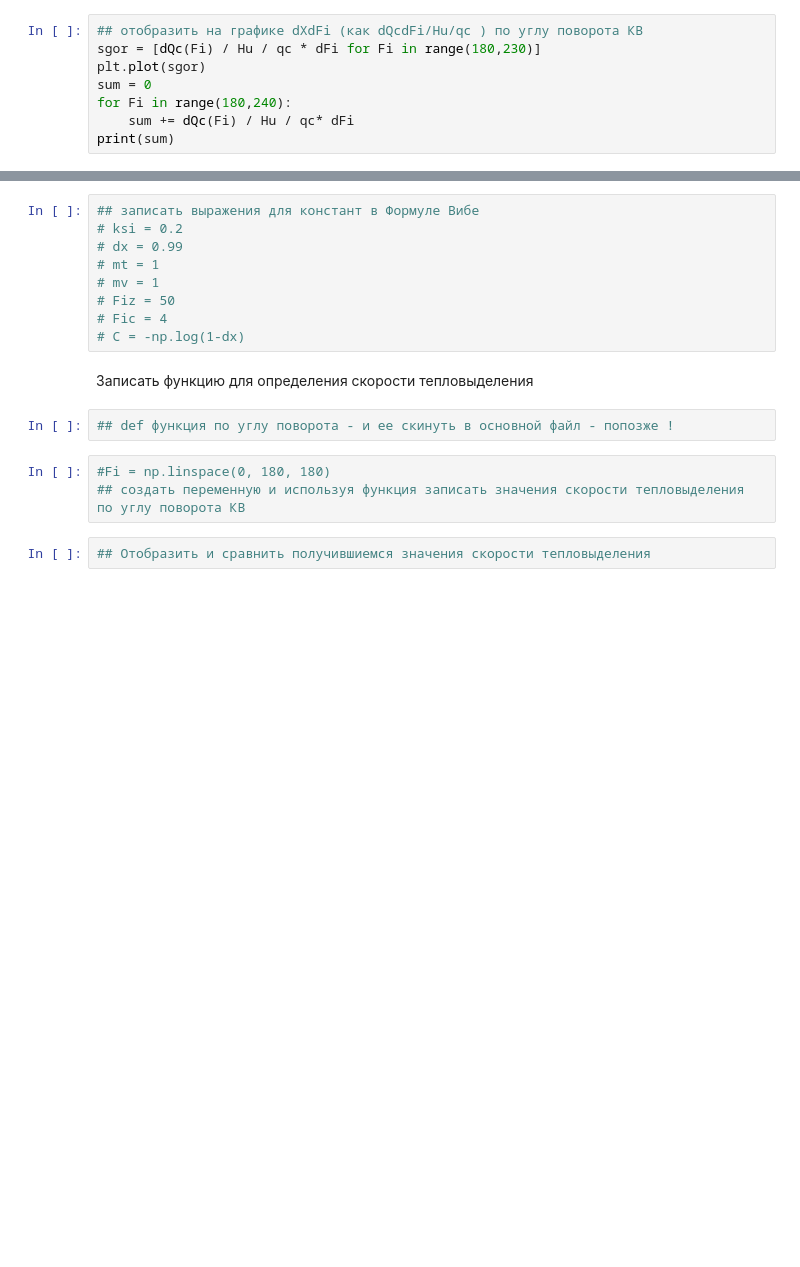
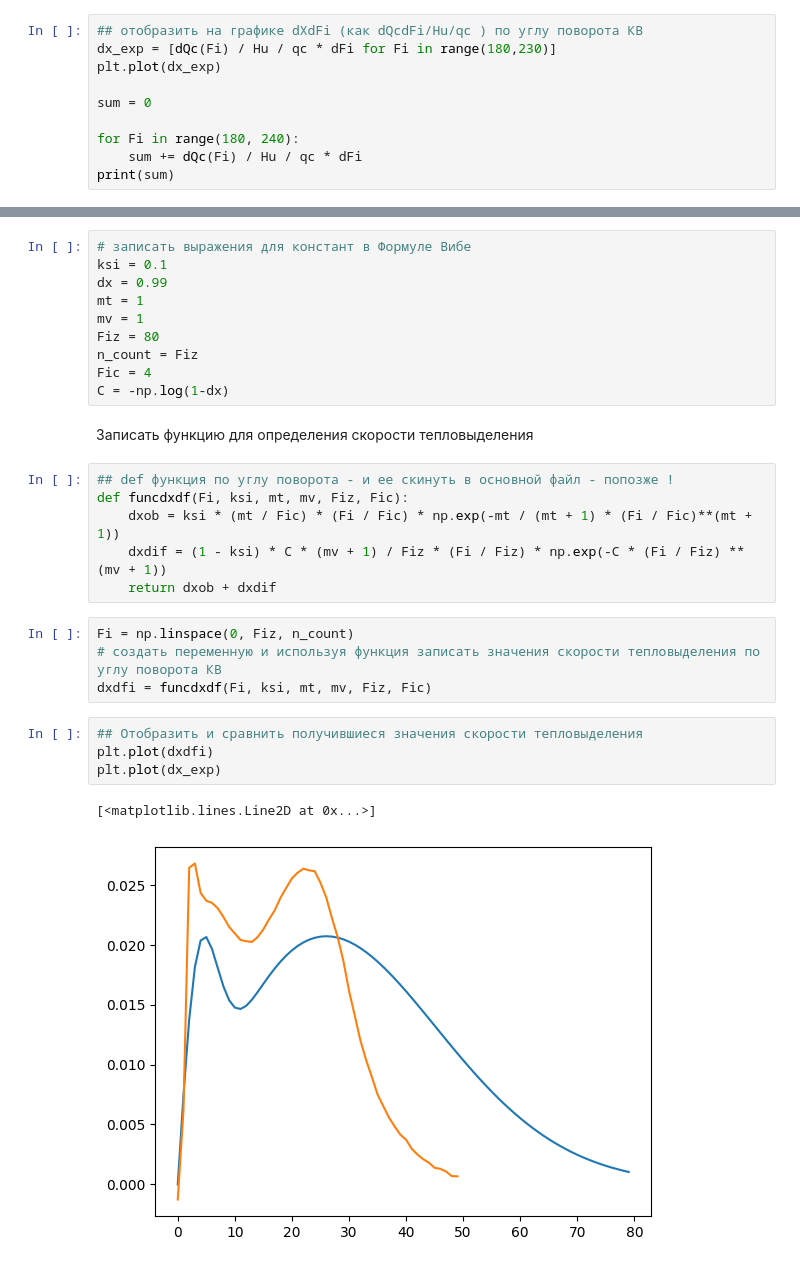
Before and after one commit to BabaikaRub/tpikd_sem, a Jupyter notebook: Comb0DThermDyn_st.ipynb, the cells around one changed output, grey strips where cells are left out. Saved outputs shown, nothing was run; the diff lists cells and outputs as text; blank space fills up the shorter version.

```diff
--- a/Comb0DThermDyn_st.ipynb
+++ b/Comb0DThermDyn_st.ipynb
@@ -124,10 +128,12 @@ $$ \dfrac{dQ_{сг}} {d\phi} = Hu\dfrac{dx} {d\phi}q_c $$
 # %%
 ## отобразить на графике dXdFi (как dQcdFi/Hu/qc ) по углу поворота КВ
-sgor = [dQc(Fi) / Hu / qc * dFi for Fi in range(180,230)]
-plt.plot(sgor)
+dx_exp = [dQc(Fi) / Hu / qc * dFi for Fi in range(180,230)]
+plt.plot(dx_exp)
+
 sum = 0
-for Fi in range(180,240):
-    sum += dQc(Fi) / Hu / qc* dFi
+
+for Fi in range(180, 240):
+    sum += dQc(Fi) / Hu / qc * dFi
 print(sum)
 # %% [output]
 0.7622930315965369
@@ -163,20 +172,31 @@ $ \phi_{z} $ - полная продолжительность процесса
 # %% [markdown]
 Необходимо подобрать константы (кроме тех, что можно "взять с графика")
 # %%
-## записать выражения для констант в Формуле Вибе
-# ksi = 0.2
-# dx = 0.99
-# mt = 1
-# mv = 1
-# Fiz = 50
-# Fic = 4
-# C = -np.log(1-dx)
+# записать выражения для констант в Формуле Вибе
+ksi = 0.1
+dx = 0.99
+mt = 1
+mv = 1
+Fiz = 80
+n_count = Fiz
+Fic = 4
+C = -np.log(1-dx)
 # %% [markdown]
 Записать функцию для определения скорости тепловыделения
 # %%
 ## def функция по углу поворота - и ее скинуть в основной файл - попозже !
+def funcdxdf(Fi, ksi, mt, mv, Fiz, Fic):
+    dxob = ksi * (mt / Fic) * (Fi / Fic) * np.exp(-mt / (mt + 1) * (Fi / Fic)**(mt + 1))
+    dxdif = (1 - ksi) * C * (mv + 1) / Fiz * (Fi / Fiz) * np.exp(-C * (Fi / Fiz) ** (mv + 1))
+    return dxob + dxdif
 # %%
-#Fi = np.linspace(0, 180, 180)
-## создать переменную и используя функция записать значения скорости тепловыделения по углу поворота КВ
+Fi = np.linspace(0, Fiz, n_count)
+# создать переменную и используя функция записать значения скорости тепловыделения по углу поворота КВ
+dxdfi = funcdxdf(Fi, ksi, mt, mv, Fiz, Fic)
 # %%
-## Отобразить и сравнить получившиемся значения скорости тепловыделения
+## Отобразить и сравнить получившиеся значения скорости тепловыделения
+plt.plot(dxdfi)
+plt.plot(dx_exp)
+# %% [output]
+[<matplotlib.lines.Line2D at 0x...>]
+[figure, added]
```
Also changed, not shown: parts of 5 cells of this notebook, 1 other file.
